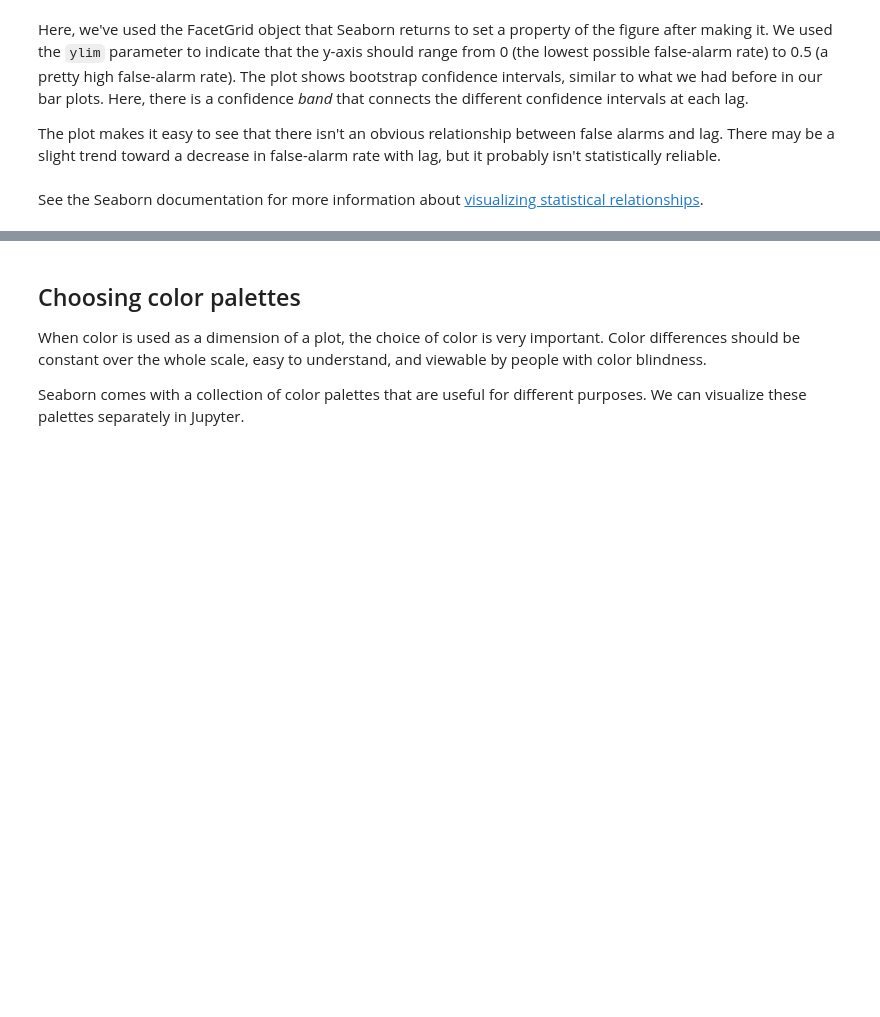
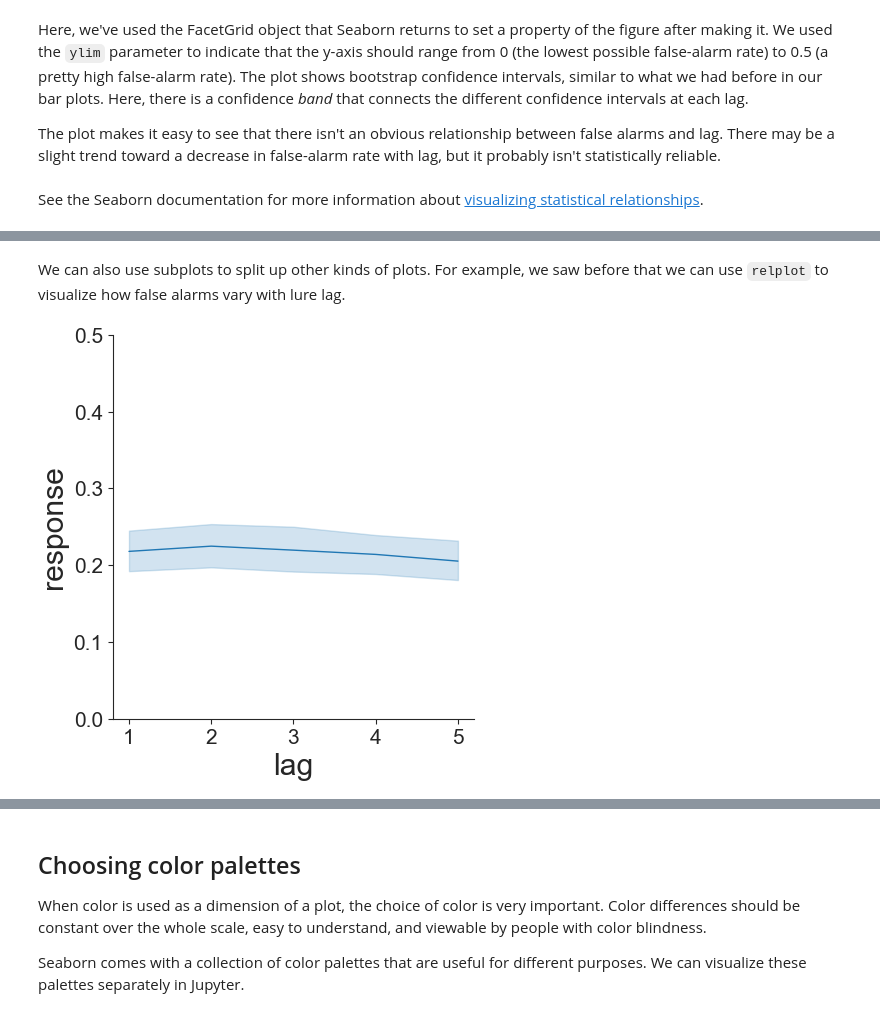
Before and after one commit to mortonne/datascipsych, a Jupyter notebook: assignments/assignment10/data_visualization.ipynb, the cells around one changed output, grey strips where cells are left out. Saved outputs shown, nothing was run; the diff lists cells and outputs as text; code cells hidden in the pictures; blank space fills up the shorter version.

```diff
--- a/assignments/assignment10/data_visualization.ipynb
+++ b/assignments/assignment10/data_visualization.ipynb
@@ -266,0 +283,6 @@ See the Seaborn documentation for more information about [visualizing statistica
+# %% [markdown]
+We can also use subplots to split up other kinds of plots. For example, we saw before that we can use `relplot` to visualize how false alarms vary with lure lag.
+# %%
+sns.relplot(data=lures, x="lag", y="response", kind="line").set(ylim=(0, 0.5));
+# %% [output]
+[figure, added]
```
Also changed, not shown: parts of 10 cells of this notebook.
